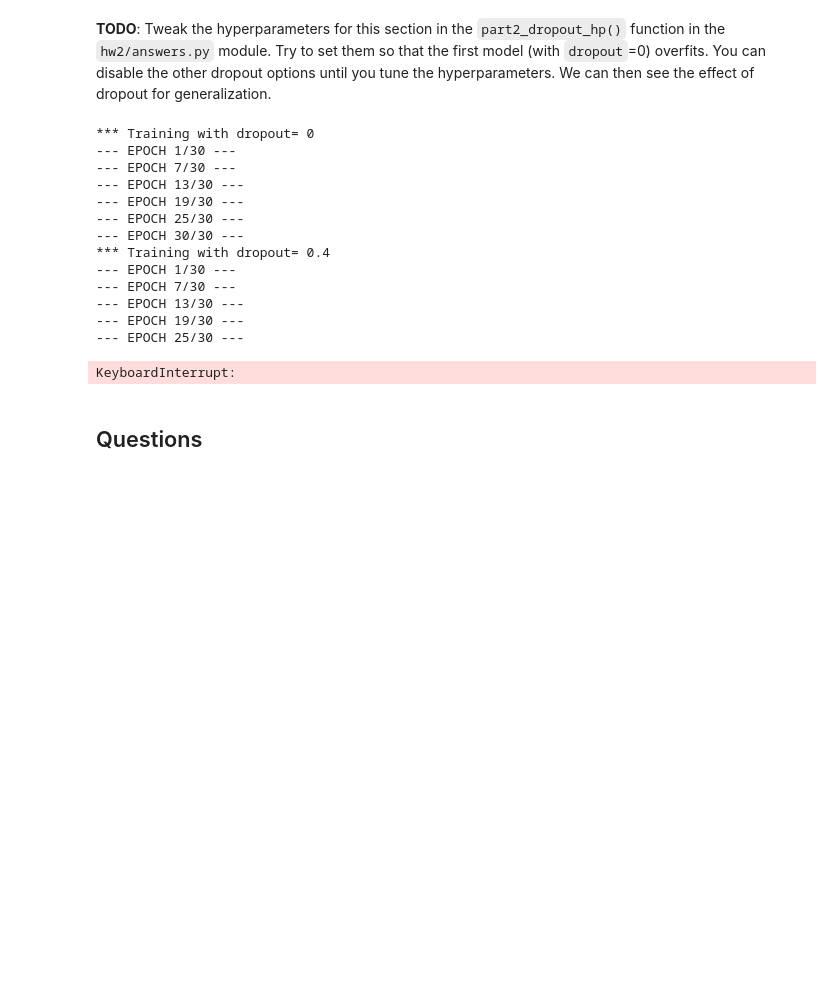
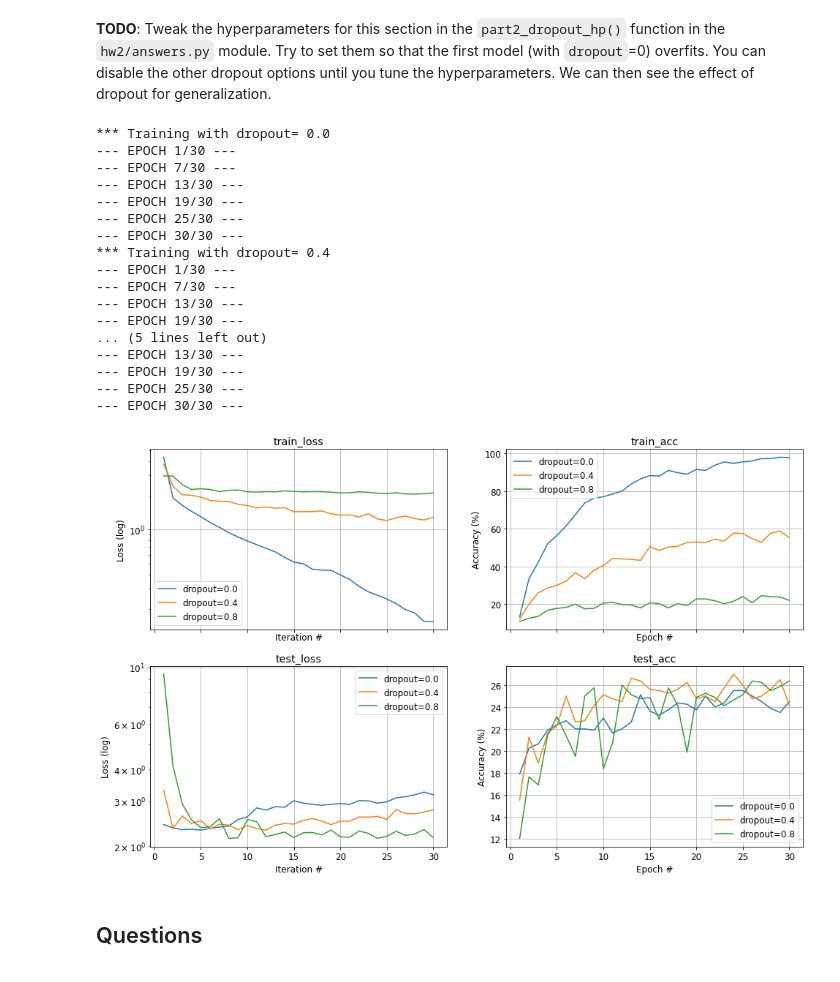
Before and after one commit to Ofir-Shechtman/CS236781-Deep-Learning-hw2, a Jupyter notebook: Part2_Optimization.ipynb, the cells around one changed output. Cells and saved outputs as stored; diff of their text form; code cells hidden in the pictures; blank space fills up the shorter version.

```diff
--- a/Part2_Optimization.ipynb
+++ b/Part2_Optimization.ipynb
@@ -475,31 +472,35 @@ num_epochs = 30
 # %%
 torch.manual_seed(seed)
 fig=None
 #for dropout in [0]:  # Use this for tuning the hyperparms until you overfit
-for dropout in [0, 0.4, 0.8]:
+for dropout in [0., 0.4, 0.8]:
     model = blocks.MLP(in_features, num_classes, hidden_features, wstd=hp['wstd'], dropout=dropout)
     loss_fn = blocks.CrossEntropyLoss()
     optimizer = optimizers.MomentumSGD(model.params(), learn_rate=hp['lr'], reg=0)
 
     print('*** Training with dropout=', dropout)
     trainer = training.BlocksTrainer(model, loss_fn, optimizer)
     fit_res_dropout = trainer.fit(dl_train, dl_test, num_epochs, max_batches=max_batches, print_every=6)
     fig, axes = plot_fit(fit_res_dropout, fig=fig, legend=f'dropout={dropout}', log_loss=True)
 # %% [output]
-*** Training with dropout= 0
+*** Training with dropout= 0.0
 --- EPOCH 1/30 ---
 --- EPOCH 7/30 ---
 --- EPOCH 13/30 ---
 --- EPOCH 19/30 ---
 --- EPOCH 25/30 ---
 --- EPOCH 30/30 ---
 *** Training with dropout= 0.4
 --- EPOCH 1/30 ---
 --- EPOCH 7/30 ---
 --- EPOCH 13/30 ---
 --- EPOCH 19/30 ---
+... (5 lines left out)
+--- EPOCH 13/30 ---
+--- EPOCH 19/30 ---
 --- EPOCH 25/30 ---
+--- EPOCH 30/30 ---
-KeyboardInterrupt:
+[figure, added]
 # %% [markdown]
 ## Questions
 <a id=part2_7></a>
```
Also changed, not shown: parts of 4 cells of this notebook, 2 other files.
